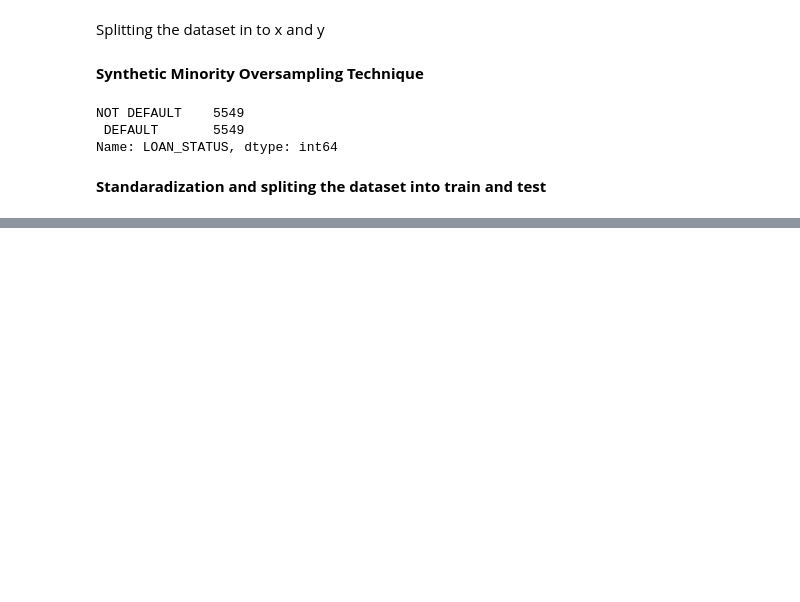
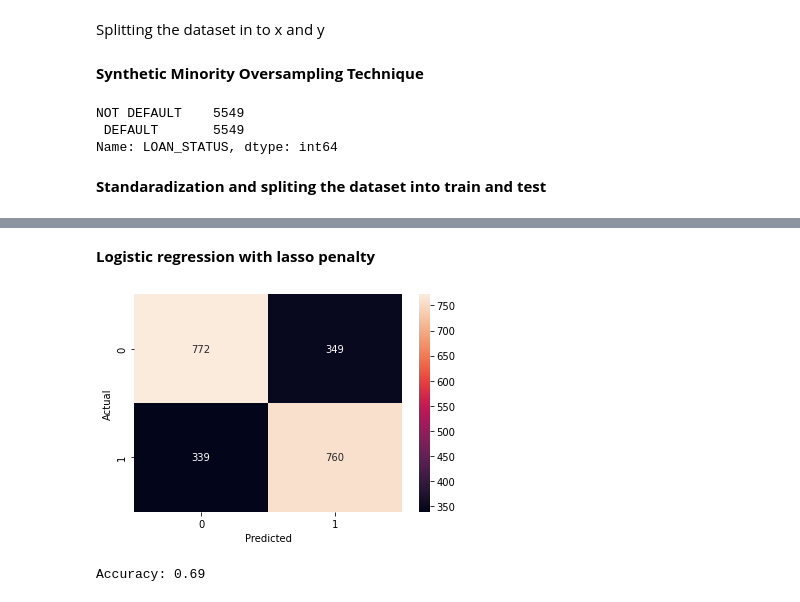
Before and after one commit to Navodya-Pramodi/ResearchProject_MF, a Jupyter notebook: ResearchProjectFinalYear.ipynb, the cells around one changed output, grey strips where cells are left out. Cells and saved outputs as stored; diff of their text form; code cells hidden in the pictures; blank space fills up the shorter version.

```diff
--- a/ResearchProjectFinalYear.ipynb
+++ b/ResearchProjectFinalYear.ipynb
@@ -369,0 +444,17 @@ x_train,x_test,y_train,y_test=train_test_split(x_sm,y_sm,test_size=0.2,random_st
+# %% [markdown]
+**Logistic regression with lasso penalty**
+# %%
+model=LogisticRegression(penalty='l1', solver='liblinear')
+model.fit(x_train,y_train)
+y_pred=model.predict(x_test)
+
+sns.heatmap(confusion_matrix(y_test,y_pred),annot=True,fmt="g")
+plt.xlabel("Predicted")
+plt.ylabel("Actual")
+plt.show()
+# %% [output]
+[figure, added]
+# %%
+print('\nAccuracy: {:.2f}\n'.format(accuracy_score(y_test, y_pred)))
+# %% [output]
+Accuracy: 0.69
```
Also changed, not shown: parts of 8 cells of this notebook.
